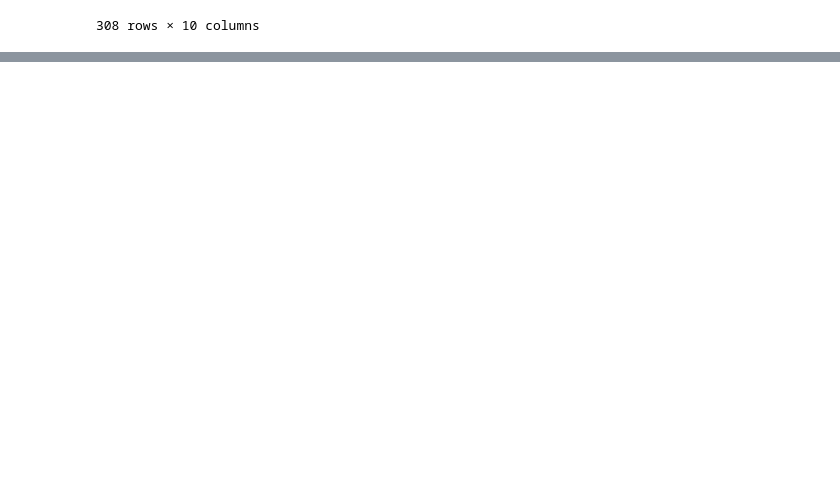
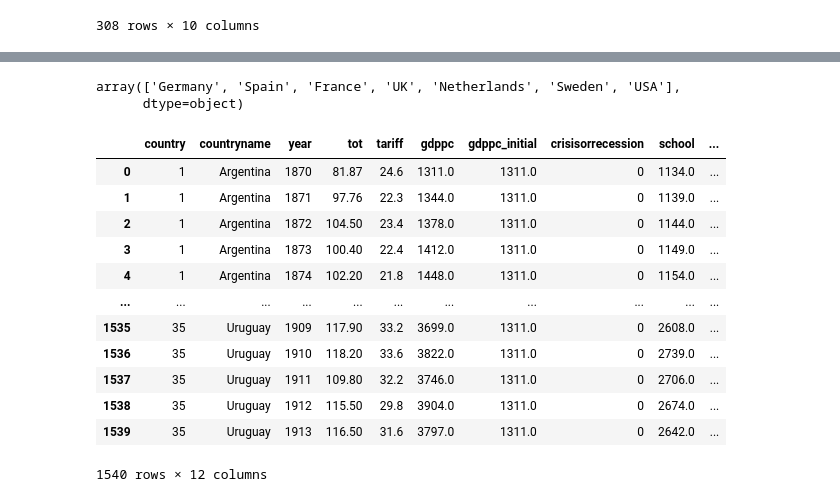
Before and after one commit to kabeerbora/1st_global, a Jupyter notebook: 1st_global.ipynb, the cells around one changed output, grey strips where cells are left out. Saved outputs shown, nothing was run; the diff lists cells and outputs as text; code cells hidden in the pictures; blank space fills up the shorter version.

```diff
--- a/1st_global.ipynb
+++ b/1st_global.ipynb
@@ -552,0 +596,22 @@ final_df
+# %%
+countries = df['Country'].unique()
+countries
+# %% [output]
+array(['Germany', 'Spain', 'France', 'UK', 'Netherlands', 'Sweden', 'USA'],
+      dtype=object)
+# %%
+df_tot_francis['countryname'] = df_tot_francis['countryname'].replace({'United States': 'USA', 'United Kingdom': 'UK'})
+# %% [output]
+|  | country | countryname | year | tot | tariff | gdppc | gdppc_initial | crisisorrecession | school | ... |
+| 0 | 1 | Argentina | 1870 | 81.87 | 24.6 | 1311.0 | 1311.0 | 0 | 1134.0 | ... |
+| 1 | 1 | Argentina | 1871 | 97.76 | 22.3 | 1344.0 | 1311.0 | 0 | 1139.0 | ... |
+| 2 | 1 | Argentina | 1872 | 104.50 | 23.4 | 1378.0 | 1311.0 | 0 | 1144.0 | ... |
+| 3 | 1 | Argentina | 1873 | 100.40 | 22.4 | 1412.0 | 1311.0 | 0 | 1149.0 | ... |
+| 4 | 1 | Argentina | 1874 | 102.20 | 21.8 | 1448.0 | 1311.0 | 0 | 1154.0 | ... |
+| ... | ... | ... | ... | ... | ... | ... | ... | ... | ... | ... |
+| 1535 | 35 | Uruguay | 1909 | 117.90 | 33.2 | 3699.0 | 1311.0 | 0 | 2608.0 | ... |
+| 1536 | 35 | Uruguay | 1910 | 118.20 | 33.6 | 3822.0 | 1311.0 | 0 | 2739.0 | ... |
+| 1537 | 35 | Uruguay | 1911 | 109.80 | 32.2 | 3746.0 | 1311.0 | 0 | 2706.0 | ... |
+| 1538 | 35 | Uruguay | 1912 | 115.50 | 29.8 | 3904.0 | 1311.0 | 0 | 2674.0 | ... |
+| 1539 | 35 | Uruguay | 1913 | 116.50 | 31.6 | 3797.0 | 1311.0 | 0 | 2642.0 | ... |
+1540 rows × 12 columns
```
Also changed, not shown: parts of 10 cells of this notebook.
